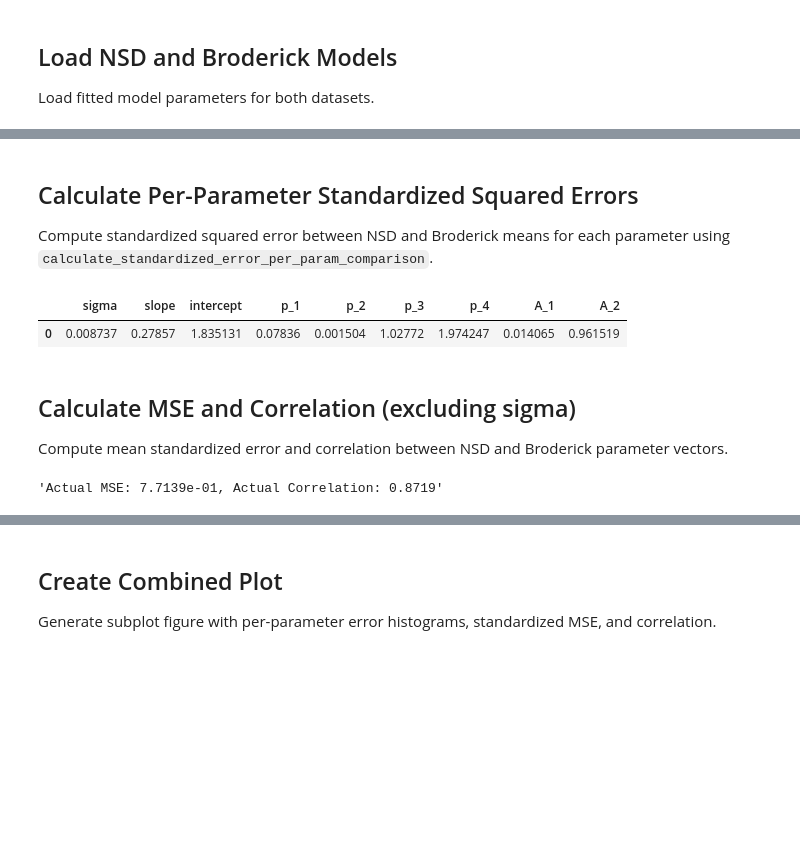
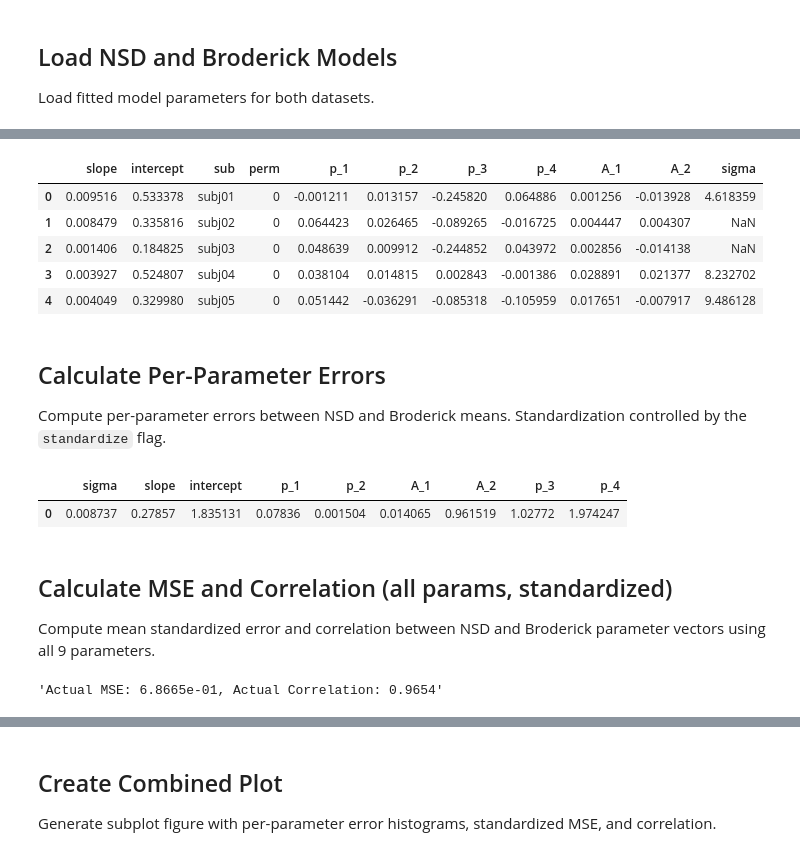
Before and after one commit to JiyeongHa/Spatial-Frequency-Preferences_NSDsyn, a Jupyter notebook: notebooks/plot_combined_error_mse_comparison.ipynb, the cells around one changed output, grey strips where cells are left out. Cells and saved outputs as stored; diff of their text form; code cells hidden in the pictures; blank space fills up the shorter version.

```diff
--- a/notebooks/plot_combined_error_mse_comparison.ipynb
+++ b/notebooks/plot_combined_error_mse_comparison.ipynb
@@ -98,12 +133,24 @@ broderick_models = [
     for subj in broderick_subj_list
 ]
 
-null_nsd_models = [
-    os.path.join(OUTPUT_DIR, "sfp_model", "results_2D", "nsdsyn", 'perm', subj,
-                 f'perm-{perm}_model-params_lr-{lr}_eph-{max_epoch}_sub-{subj}_roi-V1_vs-{vs}.pt')
-    for perm in range(n_perm)
+null_ecc_models = [
+    perm_model_pt('nsdsyn', subj, p, lr, max_epoch, 'V1', vs, shuffle_type='eccentricity')
+    for p in range(n_perm)
     for subj in nsd_subj_list
 ]
 
-f"NSD models: {len(nsd_models)}, Broderick models: {len(broderick_models)}, Null models: {len(null_nsd_models)}"
+null_ori_models = [
+    perm_model_pt('nsdsyn', subj, p, lr, max_epoch, 'V1', vs, shuffle_type='orientation')
+    for p in range(n_perm)
+    for subj in nsd_subj_list
+]
+
+null_sf_models = [
+    perm_model_pt('nsdsyn', subj, p, lr, max_epoch, 'V1', vs, shuffle_type='local_sf')
+    for p in range(n_perm)
+    for subj in nsd_subj_list
+]
+
+(f"NSD models: {len(nsd_models)}, Broderick models: {len(broderick_models)}, "
+ f"Null ecc: {len(null_ecc_models)}, Null ori: {len(null_ori_models)}, Null sf: {len(null_sf_models)}")
 # %% [output]
@@ -183,24 +199,51 @@ No artists with labels found to put in legend.  Note that artists whose label st
+# %%
+meta_args = ['sub', 'perm']
+
+# Load eccentricity-shuffled null models (slope, intercept)
+null_ecc_df = model.load_all_models(null_ecc_models, *meta_args, params=ecc_params)
+null_ecc_df['perm'] = null_ecc_df['perm'].astype(int)
+
+# Load orientation-shuffled null models (p_1-p_4, A_1, A_2)
+null_ori_df = model.load_all_models(null_ori_models, *meta_args, params=ori_params)
+null_ori_df['perm'] = null_ori_df['perm'].astype(int)
+
+# Load local_sf-shuffled null models (sigma)
+null_sf_df = model.load_all_models(null_sf_models, *meta_args, params=sf_params)
+null_sf_df['perm'] = null_sf_df['perm'].astype(int)
+
+# Merge into combined null df on (sub, perm)
+null_nsd_df = null_ecc_df.merge(null_ori_df, on=meta_cols).merge(null_sf_df, on=meta_cols)
+
+null_nsd_df.head()
+# %% [output]
+|  | slope | intercept | sub | perm | p_1 | p_2 | p_3 | p_4 | A_1 | A_2 | sigma |
+| 0 | 0.009516 | 0.533378 | subj01 | 0 | -0.001211 | 0.013157 | -0.245820 | 0.064886 | 0.001256 | -0.013928 | 4.618359 |
+| 1 | 0.008479 | 0.335816 | subj02 | 0 | 0.064423 | 0.026465 | -0.089265 | -0.016725 | 0.004447 | 0.004307 | NaN |
+| 2 | 0.001406 | 0.184825 | subj03 | 0 | 0.048639 | 0.009912 | -0.244852 | 0.043972 | 0.002856 | -0.014138 | NaN |
+| 3 | 0.003927 | 0.524807 | subj04 | 0 | 0.038104 | 0.014815 | 0.002843 | -0.001386 | 0.028891 | 0.021377 | 8.232702 |
+| 4 | 0.004049 | 0.329980 | subj05 | 0 | 0.051442 | -0.036291 | -0.085318 | -0.105959 | 0.017651 | -0.007917 | 9.486128 |
 # %% [markdown]
-## Calculate Per-Parameter Standardized Squared Errors
-Compute standardized squared error between NSD and Broderick means for each parameter using `calculate_standardized_error_per_param_comparison`.
+## Calculate Per-Parameter Errors
+Compute per-parameter errors between NSD and Broderick means. Standardization controlled by the `standardize` flag.
-# %%
-actual_errors, null_errors_df, pooled_sd_df = calculate_standardized_error_per_param_comparison(
-    nsd_df, broderick_df, null_nsd_df, params=PARAMS_2D)
-
-actual_errors
-# %% [output]
-|  | sigma | slope | intercept | p_1 | p_2 | p_3 | p_4 | A_1 | A_2 |
-| 0 | 0.008737 | 0.27857 | 1.835131 | 0.07836 | 0.001504 | 1.02772 | 1.974247 | 0.014065 | 0.961519 |
+# %%
+params_all_ordered = ['sigma', 'slope', 'intercept', 'p_1', 'p_2', 'A_1', 'A_2', 'p_3', 'p_4']
+
+actual_errors, null_errors_df, _ = calculate_standardized_error_per_param_comparison(
+    nsd_df, broderick_df, null_nsd_df, params=params_all_ordered, standardize=standardize)
+
+actual_errors
+# %% [output]
+|  | sigma | slope | intercept | p_1 | p_2 | A_1 | A_2 | p_3 | p_4 |
+| 0 | 0.008737 | 0.27857 | 1.835131 | 0.07836 | 0.001504 | 0.014065 | 0.961519 | 1.02772 | 1.974247 |
 # %% [markdown]
-## Calculate MSE and Correlation (excluding sigma)
-Compute mean standardized error and correlation between NSD and Broderick parameter vectors.
+## Calculate MSE and Correlation (all params, standardized)
+Compute mean standardized error and correlation between NSD and Broderick parameter vectors using all 9 parameters.
 # %%
-params_no_sigma = [p for p in PARAMS_2D if p != 'sigma']
 (actual_mse, actual_corr), null_result_list = calculate_standardized_metric_comparison(
-    nsd_df, broderick_df, null_nsd_df, params=params_no_sigma, metric='both')
+    nsd_df, broderick_df, null_nsd_df, params=PARAMS_2D, metric='both', standardize=True)
 null_mse_values = [d['mse'] for d in null_result_list]
 null_corr_values = [d['corr'] for d in null_result_list]
 
 f"Actual MSE: {actual_mse:.4e}, Actual Correlation: {actual_corr:.4f}"
 # %% [output]
-'Actual MSE: 7.7139e-01, Actual Correlation: 0.8719'
+'Actual MSE: 6.8665e-01, Actual Correlation: 0.9654'
```
Also changed, not shown: parts of 18 cells of this notebook, 3 other files.
